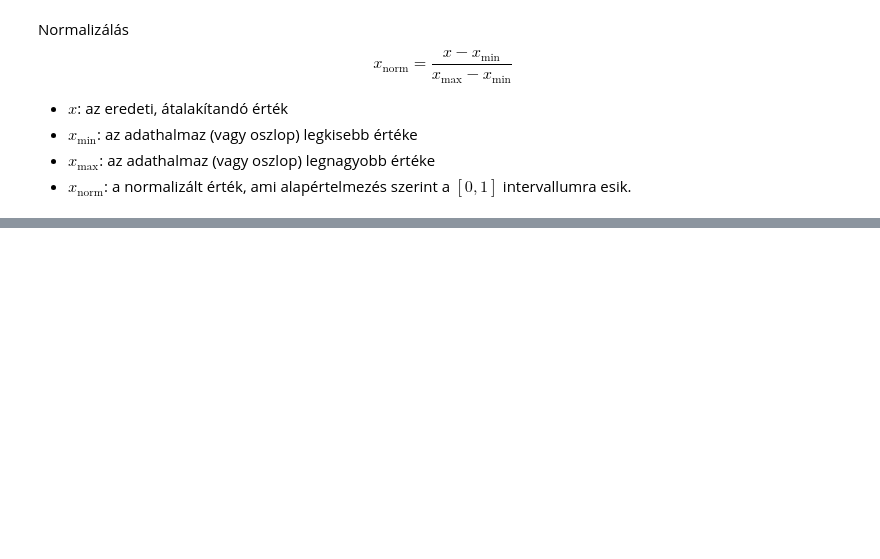
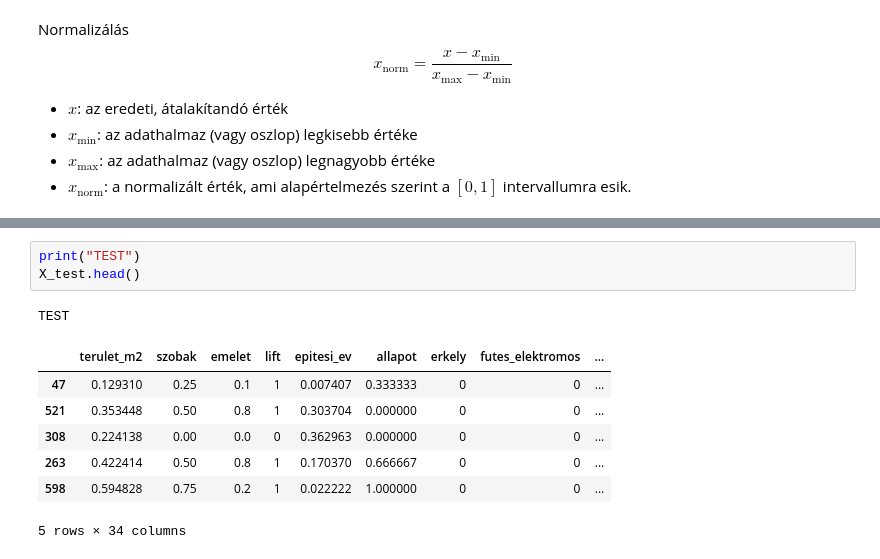
Before and after one commit to Antigorila/BasicNeuralNetwork, a Jupyter notebook: data/dataPreparation.ipynb, the cells around one changed output, grey strips where cells are left out. Cells and saved outputs as stored; diff of their text form; blank space fills up the shorter version.

```diff
--- a/data/dataPreparation.ipynb
+++ b/data/dataPreparation.ipynb
@@ -94,0 +159,12 @@ $$x_{\text{norm}} = \frac{x - x_{\text{min}}}{x_{\text{max}} - x_{\text{min}}}$$
+# %%
+print("TEST")
+X_test.head()
+# %% [output]
+TEST
+|  | terulet_m2 | szobak | emelet | lift | epitesi_ev | allapot | erkely | futes_elektromos | ... |
+| 47 | 0.129310 | 0.25 | 0.1 | 1 | 0.007407 | 0.333333 | 0 | 0 | ... |
+| 521 | 0.353448 | 0.50 | 0.8 | 1 | 0.303704 | 0.000000 | 0 | 0 | ... |
+| 308 | 0.224138 | 0.00 | 0.0 | 0 | 0.362963 | 0.000000 | 0 | 0 | ... |
+| 263 | 0.422414 | 0.50 | 0.8 | 1 | 0.170370 | 0.666667 | 0 | 0 | ... |
+| 598 | 0.594828 | 0.75 | 0.2 | 1 | 0.022222 | 1.000000 | 0 | 0 | ... |
+5 rows × 34 columns
```
Also changed, not shown: parts of 7 cells of this notebook.
